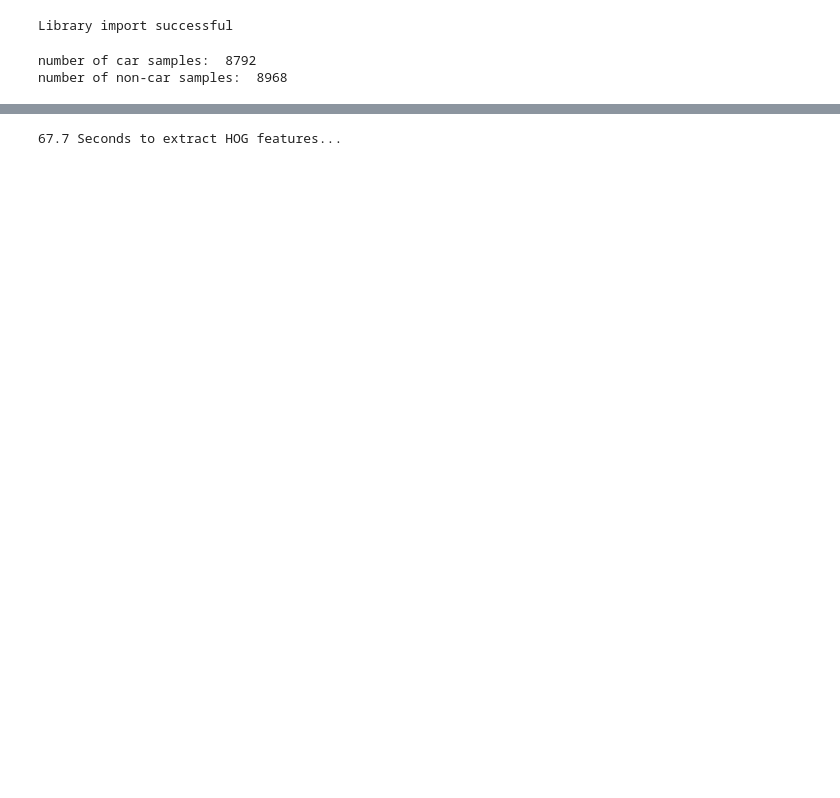
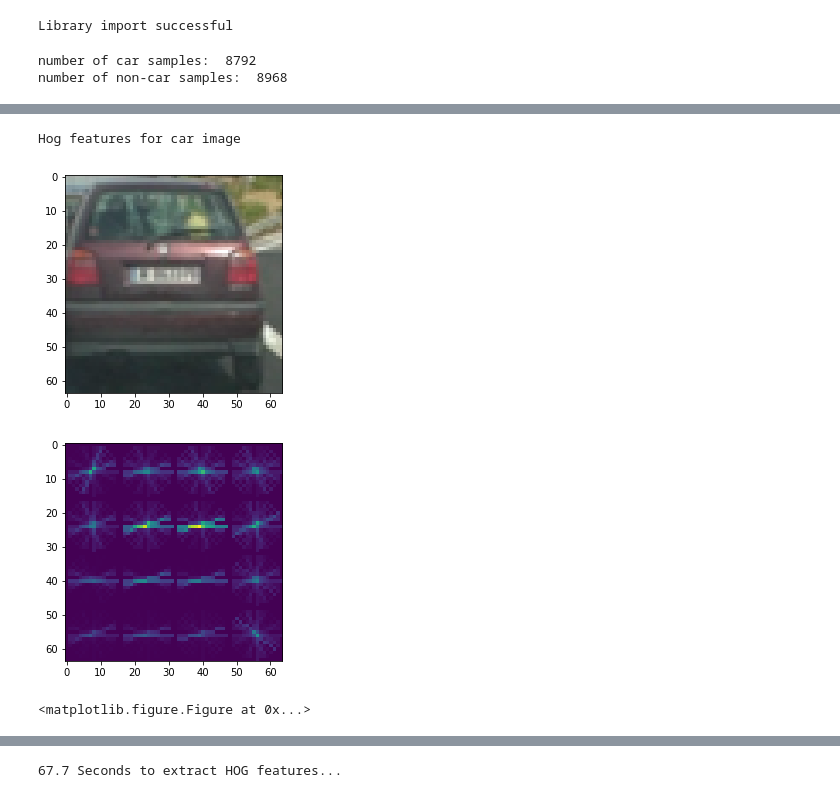
Before and after one commit to vinaytrivedi005/CarND-Vehicle-Detection-Tracking, a Jupyter notebook: ModelTrain.ipynb, the cells around one changed output, grey strips where cells are left out. Saved outputs shown, nothing was run; the diff lists cells and outputs as text; code cells hidden in the pictures; blank space fills up the shorter version.

```diff
--- a/ModelTrain.ipynb
+++ b/ModelTrain.ipynb
@@ -173,0 +182,14 @@ hog_channel = 'ALL' # Can be 0, 1, 2, or "ALL"
+# %%
+car = mpimg.imread(cars[34])
+
+features, hog_image = get_hog_features(car[:,:,0] , orient, pix_per_cell, cell_per_block, vis=True, feature_vec=True)
+plt.imshow(car)
+plt.figure()
+plt.imshow(hog_image)
+plt.figure()
+print('Hog features for car image')
+# %% [output]
+Hog features for car image
+[figure, added]
+[figure, added]
+<matplotlib.figure.Figure at 0x...>
```
Also changed, not shown: parts of 12 cells of this notebook, 29 other files.
